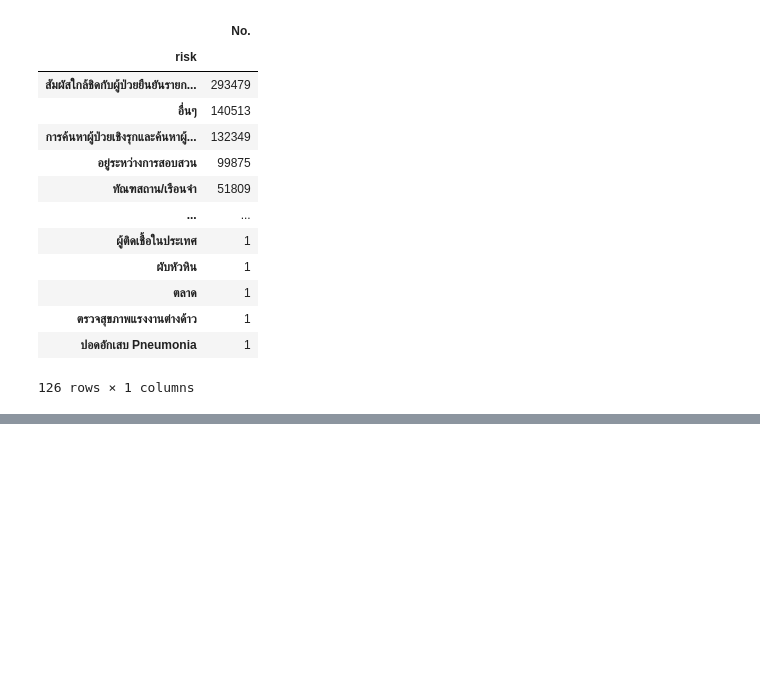
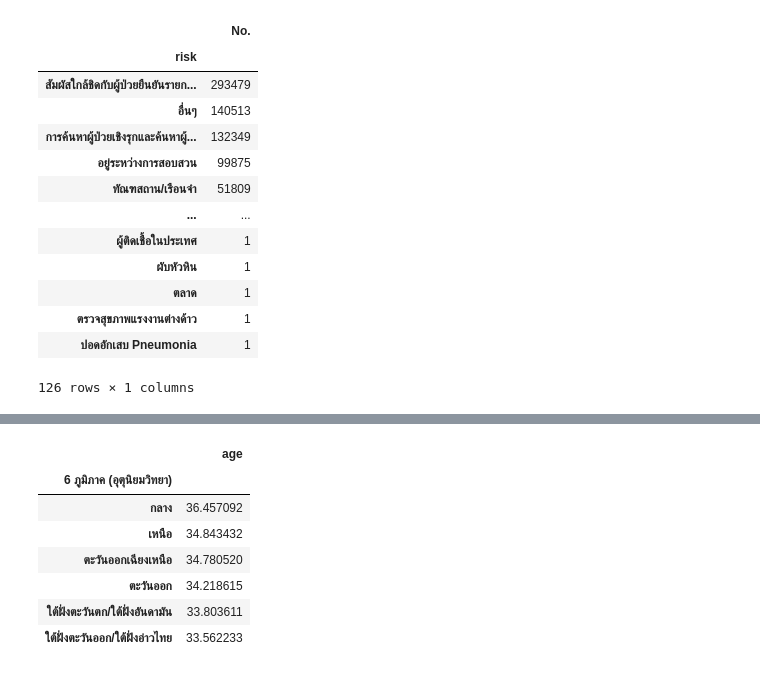
Before and after one commit to BooEiEi/data_viz_2022, a Jupyter notebook: BasicPython&DataViz_midterm2022.ipynb, the cells around one changed output, grey strips where cells are left out. Cells and saved outputs as stored; diff of their text form; code cells hidden in the pictures; blank space fills up the shorter version.

```diff
--- a/BasicPython&DataViz_midterm2022.ipynb
+++ b/BasicPython&DataViz_midterm2022.ipynb
@@ -540,0 +582,11 @@ data33.groupby('risk')[['No.']].count().sort_values('No.',ascending=False)
+# %%
+data1.groupby('6 ภูมิภาค (อุตุนิยมวิทยา)')[['age']].mean().sort_values('age',ascending=False)
+# %% [output]
+|  | age |
+| 6 ภูมิภาค (อุตุนิยมวิทยา) |  |
+| กลาง | 36.457092 |
+| เหนือ | 34.843432 |
+| ตะวันออกเฉียงเหนือ | 34.780520 |
+| ตะวันออก | 34.218615 |
+| ใต้ฝั่งตะวันตก/ใต้ฝั่งอันดามัน | 33.803611 |
+| ใต้ฝั่งตะวันออก/ใต้ฝั่งอ่าวไทย | 33.562233 |
```
Also changed, not shown: parts of 7 cells of this notebook.
